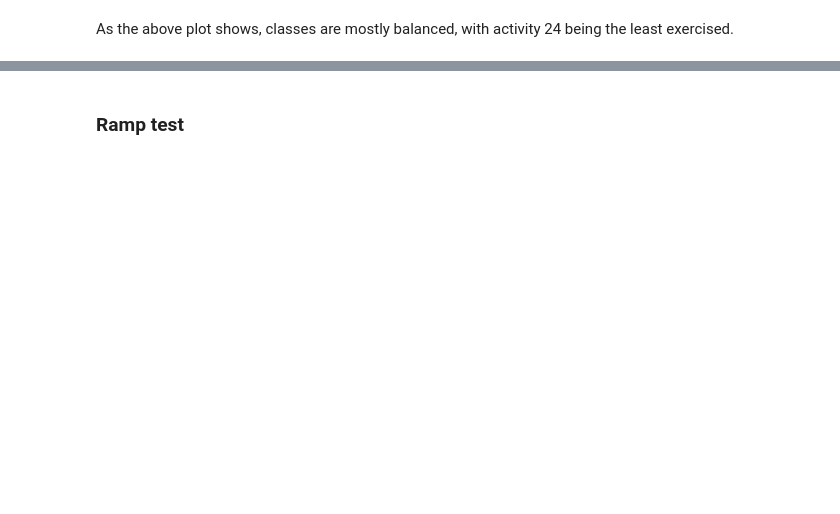
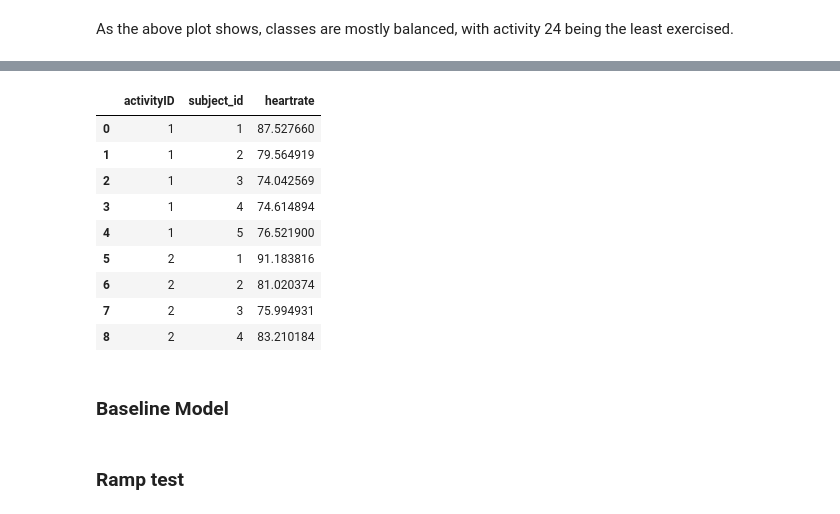
Before and after one commit to xAhmad1/PhysicalActivityDetection, a Jupyter notebook: Starting_notebook.ipynb, the cells around one changed output, grey strips where cells are left out. Cells and saved outputs as stored; diff of their text form; code cells hidden in the pictures; blank space fills up the shorter version.

```diff
--- a/Starting_notebook.ipynb
+++ b/Starting_notebook.ipynb
@@ -157,0 +332,50 @@ As the above plot shows, classes are mostly balanced, with activity 24 being the
+# %%
+# check if the statistics of a certain activity for a certain subject_id are similar.
+def feature_stats_by_activity_and_subject(df, feature, statistic):
+    """
+    Calculates the mean, median, or standard deviation of a feature in a dataframe
+    for each activity id and subject id combination.
+
+    Args:
+        df (pd.DataFrame): the input dataframe
+        feature (str): the name of the feature column
+        statistic (str): the desired statistic to calculate (mean, median, or std)
+
+    Returns:
+        pd.DataFrame: a new dataframe with the calculated values for each
+            activity ID and subject ID combination
+    """
+
+    # Group the dataframe by activity ID and subject ID
+    grouped = df.groupby(['activityID', 'subject_id'])
+
+    # Calculate the desired statistic for the specified feature column
+    if statistic == 'mean':
+        result = grouped[feature].mean()
+    elif statistic == 'median':
+        result = grouped[feature].median()
+    elif statistic == 'std':
+        result = grouped[feature].std()
+    else:
+        raise ValueError('Invalid statistic: {}. Must be mean, median, or std.'.format(statistic))
+
+    # Convert the result to a dataframe and reset the index
+    result = pd.DataFrame(result).reset_index()
+
+    return result
+# %%
+heart_rate_means = feature_stats_by_activity_and_subject(concat_data, 'heartrate', 'mean')
+heart_rate_means.head(9)
+# %% [output]
+|  | activityID | subject_id | heartrate |
+| 0 | 1 | 1 | 87.527660 |
+| 1 | 1 | 2 | 79.564919 |
+| 2 | 1 | 3 | 74.042569 |
+| 3 | 1 | 4 | 74.614894 |
+| 4 | 1 | 5 | 76.521900 |
+| 5 | 2 | 1 | 91.183816 |
+| 6 | 2 | 2 | 81.020374 |
+| 7 | 2 | 3 | 75.994931 |
+| 8 | 2 | 4 | 83.210184 |
+# %% [markdown]
+### Baseline Model
```
Also changed, not shown: parts of 31 cells of this notebook, 2 other files.
